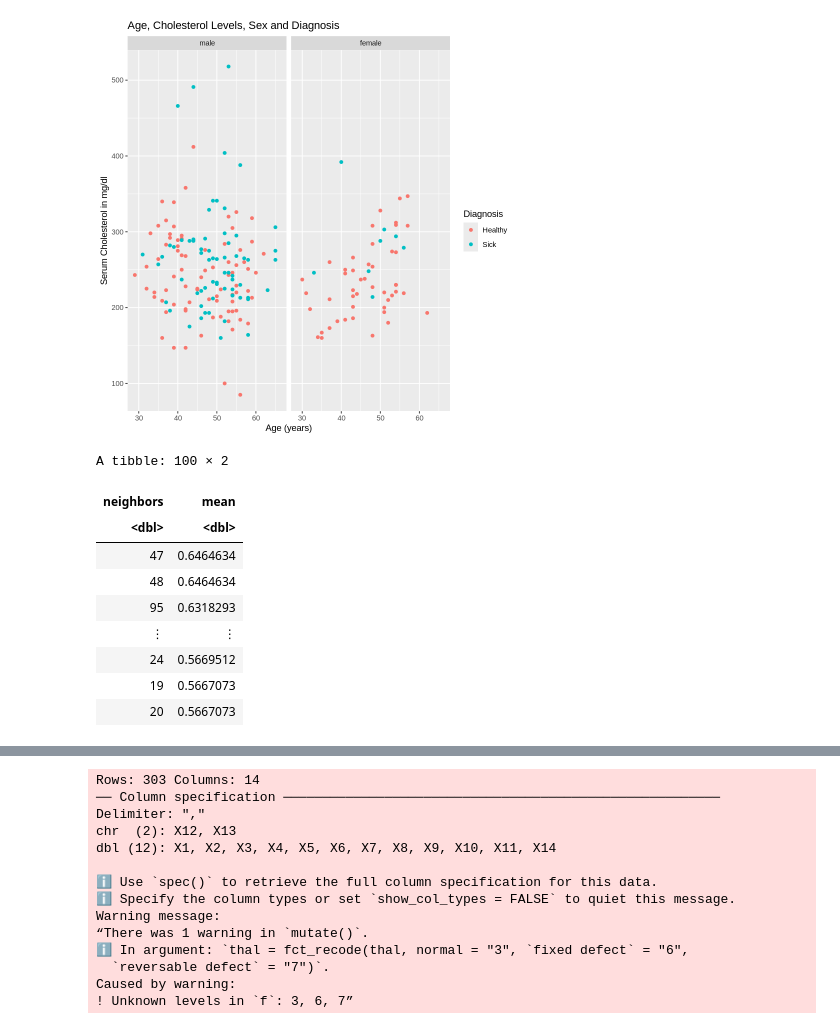
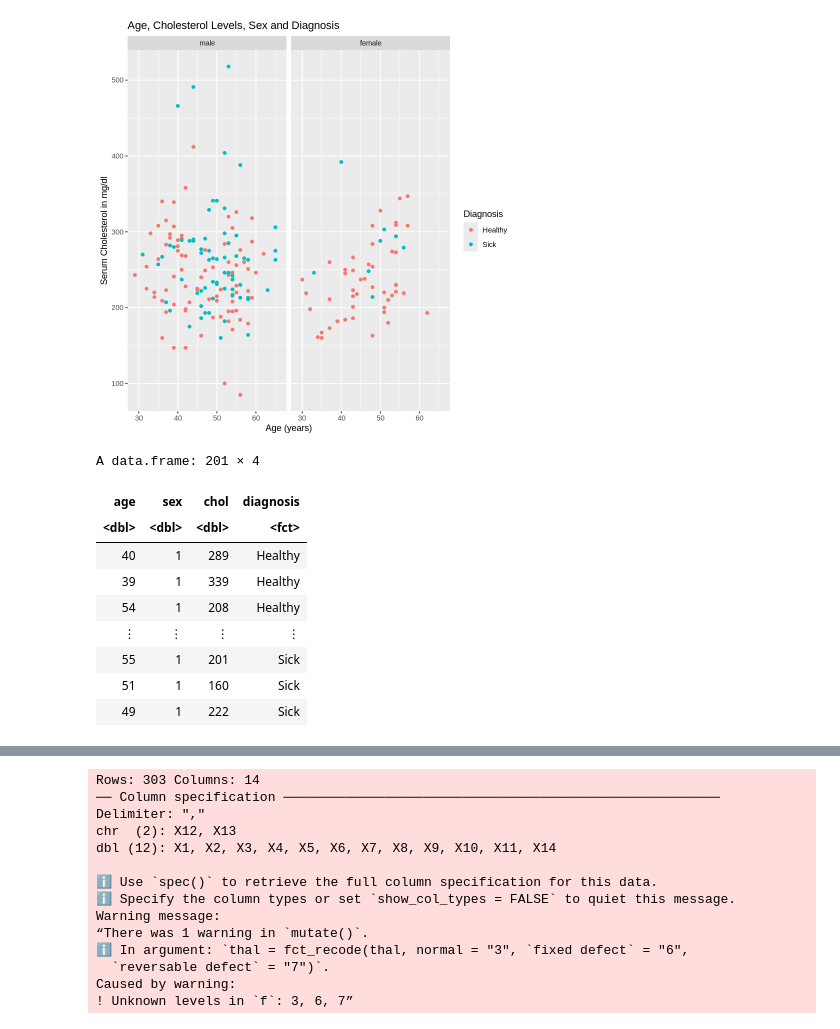
Before and after one commit to ANGUO17/dsci-100-2023w2-group-06, a Jupyter notebook: Group Project Report.ipynb, the cells around one changed output, grey strips where cells are left out. Drawn from its saved outputs; the diff is of its cells as text; code cells hidden in the pictures.

```diff
--- a/Group Project Report.ipynb
+++ b/Group Project Report.ipynb
@@ -185,41 +189,18 @@ Warning message:
 # %%
 #further cleaning the training data
 data_training2 <- data_training |>
    drop_na() |>
    mutate(sex = as.numeric(sex))
 
-#creating the recipe
-hungary_recipe <- recipe(diagnosis ~ age + sex + chol  , data = data_training2) |>
-    step_scale(all_predictors()) |>
-    step_center(all_predictors())
-
-#male = 1, female = 2
+data_training2
+# %% [output]
+A data.frame: 201 × 4
+| age | sex | chol | diagnosis |
+| <dbl> | <dbl> | <dbl> | <fct> |
+| 40 | 1 | 289 | Healthy |
+| 39 | 1 | 339 | Healthy |
+| 54 | 1 | 208 | Healthy |
+| ⋮ | ⋮ | ⋮ | ⋮ |
+| 55 | 1 | 201 | Sick |
+| 51 | 1 | 160 | Sick |
+| 49 | 1 | 222 | Sick |
-# %%
-hungary_vfold <-  vfold_cv(data_training2, v = 5, strata = diagnosis)
-hungary_spec <- nearest_neighbor(weight_func = 'rectangular', neighbors = tune()) |>
-    set_engine("kknn") |>
-    set_mode("classification")
-
-
-values <- tibble(neighbors = seq(from = 1 , to = 100, by = 1 ))
-
-best_fit <- workflow() |>
-    add_recipe(hungary_recipe) |>
-    add_model(hungary_spec) |>
-    tune_grid(resamples = hungary_vfold , grid = values) |>
-    collect_metrics() |>
-    filter(.metric == "accuracy") |>
-    select(neighbors, mean) |>
-    arrange(desc(mean))
-best_fit
-# %% [output]
-A tibble: 100 × 2
-| neighbors | mean |
-| <dbl> | <dbl> |
-| 47 | 0.6464634 |
-| 48 | 0.6464634 |
-| 95 | 0.6318293 |
-| ⋮ | ⋮ |
-| 24 | 0.5669512 |
-| 19 | 0.5667073 |
-| 20 | 0.5667073 |
```
Also changed, not shown: parts of 23 cells of this notebook.
